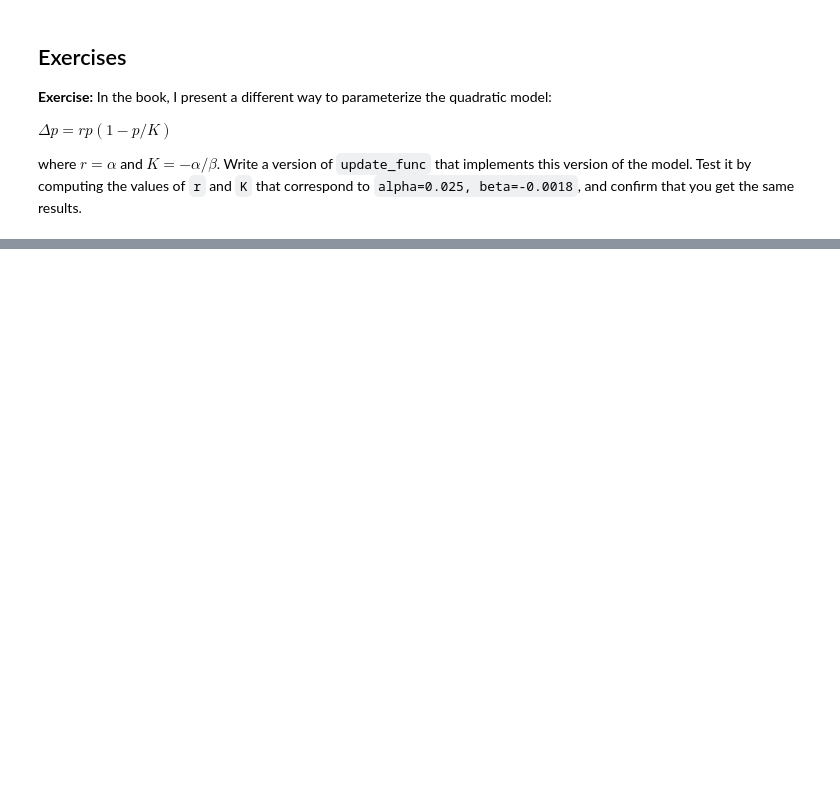
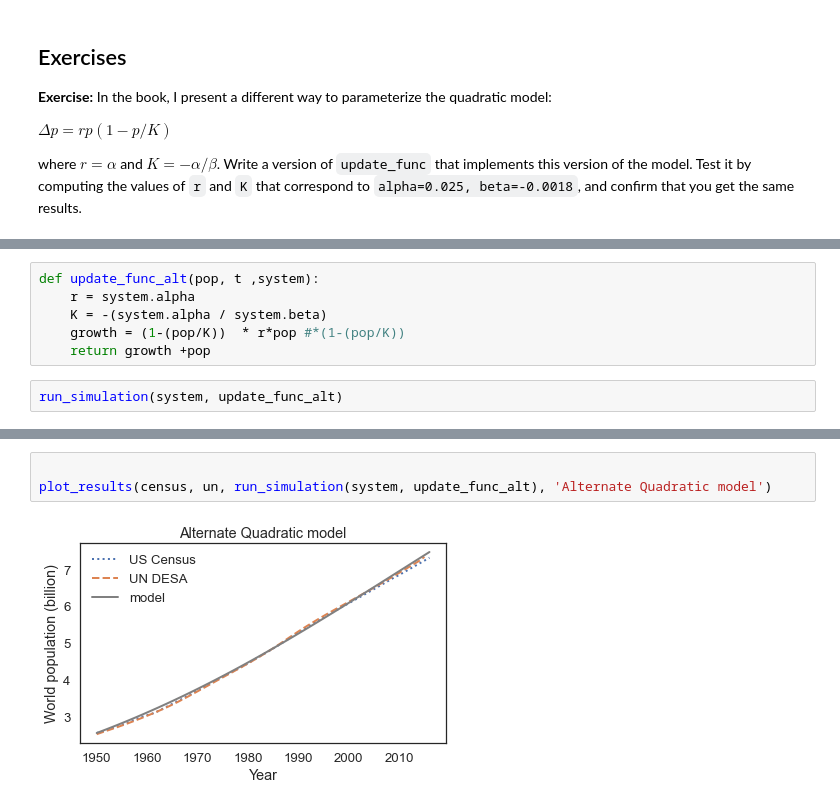
Before and after one commit to mtelab1/ModSimPy, a Jupyter notebook: notebooks/chap07.ipynb, the cells around one changed output, grey strips where cells are left out. Drawn from its saved outputs; the diff is of its cells as text; blank space fills up the shorter version.

```diff
--- a/notebooks/chap07.ipynb
+++ b/notebooks/chap07.ipynb
@@ -227,0 +267,8 @@ where $r=\alpha$ and $K=-\alpha/\beta$.  Write a version of `update_func` that i
+# %%
+def update_func_alt(pop, t ,system):
+    r = system.alpha
+    K = -(system.alpha / system.beta)
+    growth = (1-(pop/K))  * r*pop #*(1-(pop/K))
+    return growth +pop
+# %%
+run_simulation(system, update_func_alt)
@@ -227,0 +289,5 @@ where $r=\alpha$ and $K=-\alpha/\beta$.  Write a version of `update_func` that i
+# %%
+
+plot_results(census, un, run_simulation(system, update_func_alt), 'Alternate Quadratic model')
+# %% [output]
+[figure, added]
```
Also changed, not shown: parts of 18 cells of this notebook, 6 other files.
